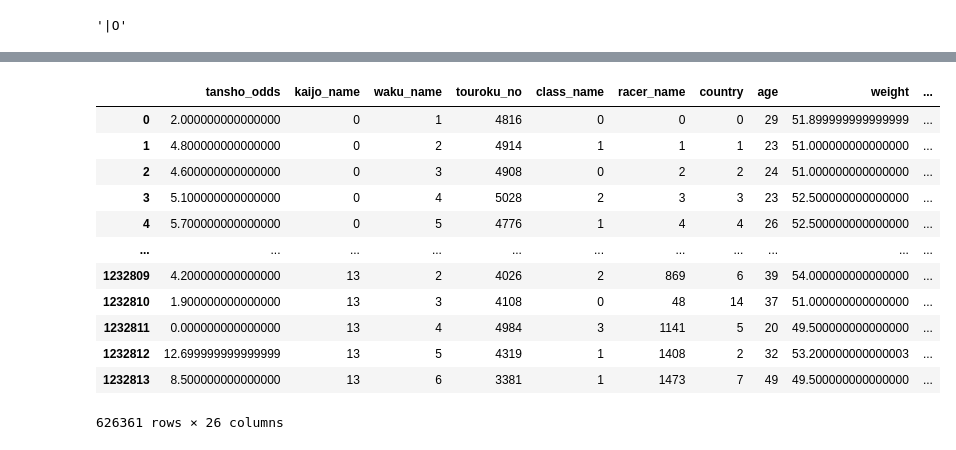
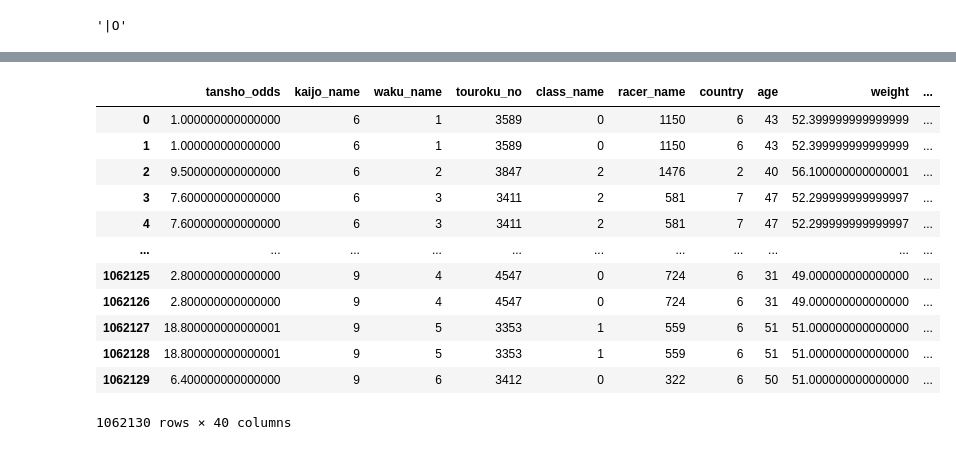
Before and after one commit to GINK03/boatrace-prediction, a Jupyter notebook: eda001.ipynb, the cells around one changed output, grey strips where cells are left out. Cells and saved outputs as stored; diff of their text form; code cells hidden in the pictures.

```diff
--- a/eda001.ipynb
+++ b/eda001.ipynb
@@ -194,7 +206,7 @@ def sanitize(x):
         except:
             return None
 
-for col in ["tansho_odds", "weight", "mean_st", "mortor_win_in_3_prob", "boat_win_in_3_prob"]:
+for col in ["tansho_odds", "weight", "mean_st", "mortor_win_in_3_prob", "boat_win_in_3_prob", "rno", "jcd", "hd"]:
     df[col] = df[col].apply(sanitize)
 
 df.info()
@@ -223,15 +235,39 @@ df.shape
 # %%
 df = df[pd.notnull(df["tansho_odds"])]
+# %%
+a = df.copy()
+a["tansho_odds+waku_name"] = a["tansho_odds"] + a["waku_name"]
+a["tansho_odds*waku_name"] = a["tansho_odds"] * a["waku_name"]
+
+# df["zenkoku_win_in_1_prob/waku_name"] = df["zenkoku_win_in_1_prob"] / df["waku_name"]
+
+bs = []
+for racer_name in a["racer_name"].unique():
+    b = a[a["racer_name"] == racer_name][["hd", "racer_name", "race_time", "rank", "waku_name"]]
+    b["p1_race_time"] = b["race_time"].shift(+1)
+    b["p2_race_time"] = b["race_time"].shift(+2)
+    b["p3_race_time"] = b["race_time"].shift(+3)
+    b["prev1_rank"] = b["rank"].shift(+1)
+    b["prev2_rank"] = b["rank"].shift(+2)
+    b["prev3_rank"] = b["rank"].shift(+3)
+
+    b["prev_min_rank"] = b[["prev1_rank", "prev2_rank", "prev3_rank"]].min(axis=1)
+    b["prev_mean_rank"] = b[["prev1_rank", "prev2_rank", "prev3_rank"]].mean(axis=1)
+    b["prev_median_rank"] = b[["prev1_rank", "prev2_rank", "prev3_rank"]].median(axis=1)
+    bs.append(b.drop(["rank","race_time", "waku_name"], axis=1))
+bs = pd.concat(bs)
+a = pd.merge(a, bs, on=["hd", "racer_name"], how="left")
 # %%
-cup_names = df["cup_name"].unique()
-size=len(cup_names)
-# trn_cup val_cup = set(cup_names[:int(0.8*size)]), set(cup_names[int(0.8*size):])
+holddays = a["hd"]
+size=len(holddays)
+trn_holddays = set(holddays[:int(0.8*size)])
 import random
-trn_cup = set(random.sample(cup_names.tolist(), int(0.8*size)))
-val_cup = {c for c in cup_names if c not in trn_cup}
+random.seed(13)
+# trn_cup = set(random.sample(cup_names.tolist(), int(0.8*size)))
+val_holddays = {c for c in holddays if c not in trn_holddays}
 
-trn_y = df[df.cup_name.apply(lambda x:x in trn_cup)]["rank"].apply(lambda x:x<=2)
-val_y = df[df.cup_name.apply(lambda x:x in val_cup)]["rank"].apply(lambda x:x<=2)
+trn_y = a[a.hd.apply(lambda x:x in trn_holddays)]["rank"].apply(lambda x:x<=3)
+val_y = a[a.hd.apply(lambda x:x in val_holddays)]["rank"].apply(lambda x:x<=3)
 
 val_y
 # %% [output]
@@ -250,22 +286,22 @@ Name: rank, Length: 153387, dtype: bool
 # %%
-trn_x = df[df.cup_name.apply(lambda x:x in trn_cup)].drop(["race_time", "rank", "cup_name"], axis=1)
-val_x = df[df.cup_name.apply(lambda x:x in val_cup)].drop(["race_time", "rank", "cup_name"], axis=1)
+trn_x = a[a.hd.apply(lambda x:x in trn_holddays)].drop(["uniq_key", "race_time", "rank", "cup_name"], axis=1)
+val_x = a[a.hd.apply(lambda x:x in val_holddays)].drop(["uniq_key", "race_time", "rank", "cup_name"], axis=1)
 
 trn_x
 # %% [output]
 |  | tansho_odds | kaijo_name | waku_name | touroku_no | class_name | racer_name | country | age | weight | ... |
-| 0 | 2.000000000000000 | 0 | 1 | 4816 | 0 | 0 | 0 | 29 | 51.899999999999999 | ... |
-| 1 | 4.800000000000000 | 0 | 2 | 4914 | 1 | 1 | 1 | 23 | 51.000000000000000 | ... |
-| 2 | 4.600000000000000 | 0 | 3 | 4908 | 0 | 2 | 2 | 24 | 51.000000000000000 | ... |
-| 3 | 5.100000000000000 | 0 | 4 | 5028 | 2 | 3 | 3 | 23 | 52.500000000000000 | ... |
-| 4 | 5.700000000000000 | 0 | 5 | 4776 | 1 | 4 | 4 | 26 | 52.500000000000000 | ... |
+| 0 | 1.000000000000000 | 6 | 1 | 3589 | 0 | 1150 | 6 | 43 | 52.399999999999999 | ... |
+| 1 | 1.000000000000000 | 6 | 1 | 3589 | 0 | 1150 | 6 | 43 | 52.399999999999999 | ... |
+| 2 | 9.500000000000000 | 6 | 2 | 3847 | 2 | 1476 | 2 | 40 | 56.100000000000001 | ... |
+| 3 | 7.600000000000000 | 6 | 3 | 3411 | 2 | 581 | 7 | 47 | 52.299999999999997 | ... |
+| 4 | 7.600000000000000 | 6 | 3 | 3411 | 2 | 581 | 7 | 47 | 52.299999999999997 | ... |
 | ... | ... | ... | ... | ... | ... | ... | ... | ... | ... | ... |
-| 1232809 | 4.200000000000000 | 13 | 2 | 4026 | 2 | 869 | 6 | 39 | 54.000000000000000 | ... |
-| 1232810 | 1.900000000000000 | 13 | 3 | 4108 | 0 | 48 | 14 | 37 | 51.000000000000000 | ... |
-| 1232811 | 0.000000000000000 | 13 | 4 | 4984 | 3 | 1141 | 5 | 20 | 49.500000000000000 | ... |
-| 1232812 | 12.699999999999999 | 13 | 5 | 4319 | 1 | 1408 | 2 | 32 | 53.200000000000003 | ... |
-| 1232813 | 8.500000000000000 | 13 | 6 | 3381 | 1 | 1473 | 7 | 49 | 49.500000000000000 | ... |
+| 1062125 | 2.800000000000000 | 9 | 4 | 4547 | 0 | 724 | 6 | 31 | 49.000000000000000 | ... |
+| 1062126 | 2.800000000000000 | 9 | 4 | 4547 | 0 | 724 | 6 | 31 | 49.000000000000000 | ... |
+| 1062127 | 18.800000000000001 | 9 | 5 | 3353 | 1 | 559 | 6 | 51 | 51.000000000000000 | ... |
+| 1062128 | 18.800000000000001 | 9 | 5 | 3353 | 1 | 559 | 6 | 51 | 51.000000000000000 | ... |
+| 1062129 | 6.400000000000000 | 9 | 6 | 3412 | 0 | 322 | 6 | 50 | 51.000000000000000 | ... |
-626361 rows × 26 columns
+1062130 rows × 40 columns
 # %%
 trn_y
 # %% [output]
```
Also changed, not shown: parts of 14 cells of this notebook, 4 other files.
